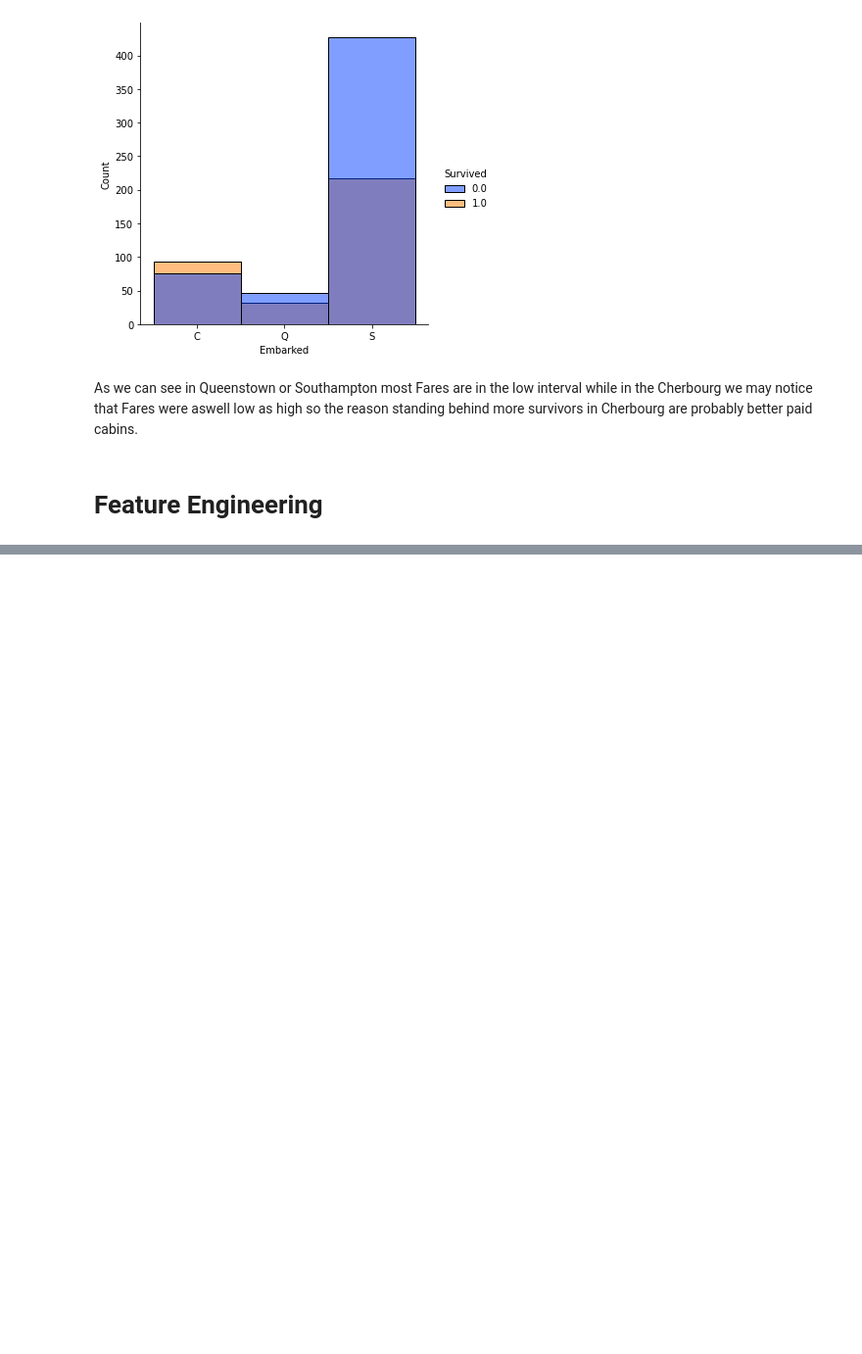
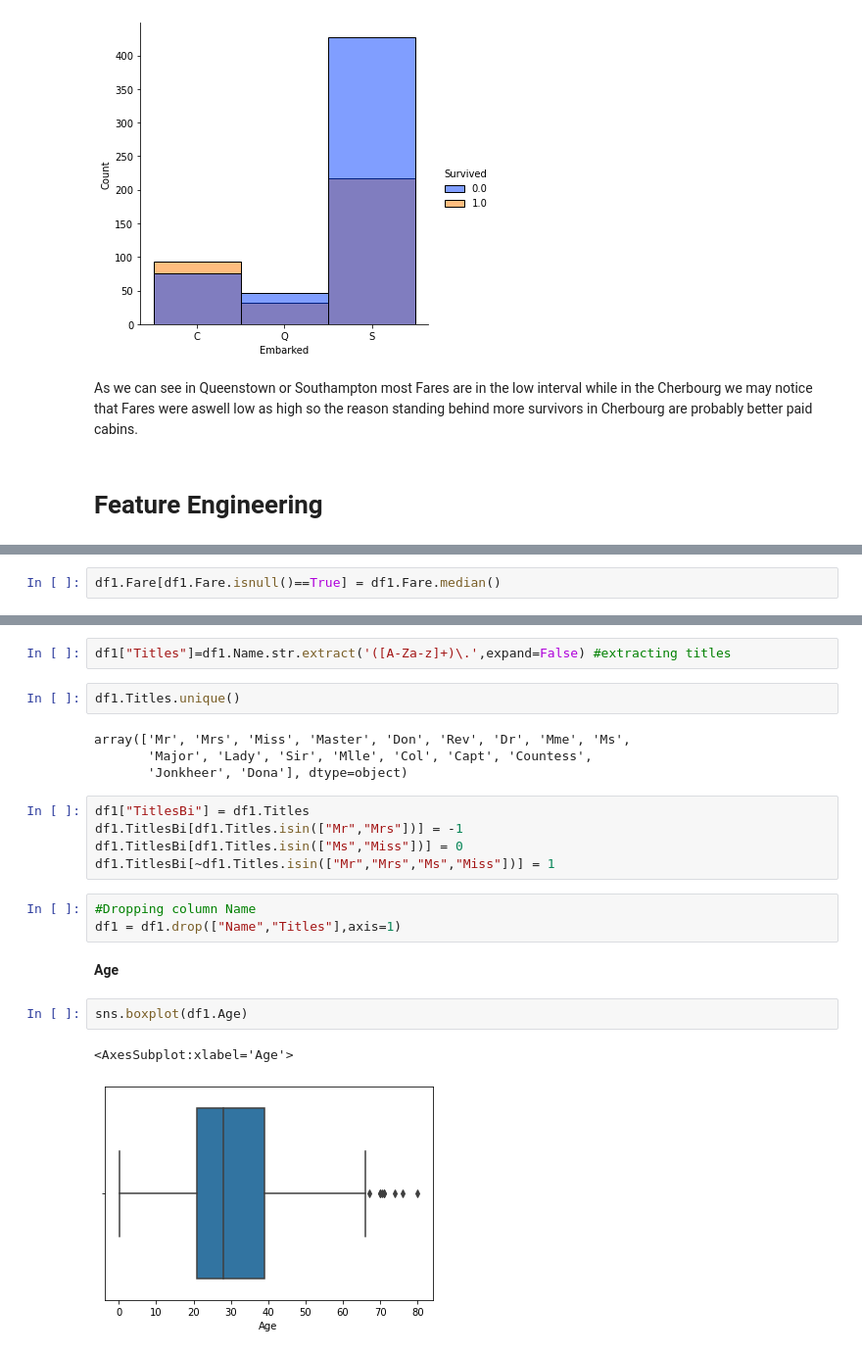
Before and after one commit to szpwski/titanic_kaggle_competition, a Jupyter notebook: Python/svm_titanic.ipynb, the cells around one changed output, grey strips where cells are left out. Shown at 98% size. Saved outputs shown, nothing was run; the diff lists cells and outputs as text; blank space fills up the shorter version.

```diff
--- a/Python/svm_titanic.ipynb
+++ b/Python/svm_titanic.ipynb
@@ -174,0 +184,2 @@ As we can see in Queenstown or Southampton most Fares are in the low interval wh
+# %%
+df1.Fare[df1.Fare.isnull()==True] = df1.Fare.median()
@@ -174,0 +188,23 @@ As we can see in Queenstown or Southampton most Fares are in the low interval wh
+# %%
+df1["Titles"]=df1.Name.str.extract('([A-Za-z]+)\.',expand=False) #extracting titles
+# %%
+df1.Titles.unique()
+# %% [output]
+array(['Mr', 'Mrs', 'Miss', 'Master', 'Don', 'Rev', 'Dr', 'Mme', 'Ms',
+       'Major', 'Lady', 'Sir', 'Mlle', 'Col', 'Capt', 'Countess',
+       'Jonkheer', 'Dona'], dtype=object)
+# %%
+df1["TitlesBi"] = df1.Titles
+df1.TitlesBi[df1.Titles.isin(["Mr","Mrs"])] = -1
+df1.TitlesBi[df1.Titles.isin(["Ms","Miss"])] = 0
+df1.TitlesBi[~df1.Titles.isin(["Mr","Mrs","Ms","Miss"])] = 1
+# %%
+#Dropping column Name
+df1 = df1.drop(["Name","Titles"],axis=1)
+# %% [markdown]
+**Age**
+# %%
+sns.boxplot(df1.Age)
+# %% [output]
+<AxesSubplot:xlabel='Age'>
+[figure, added]
```
Also changed, not shown: parts of 38 cells of this notebook.
